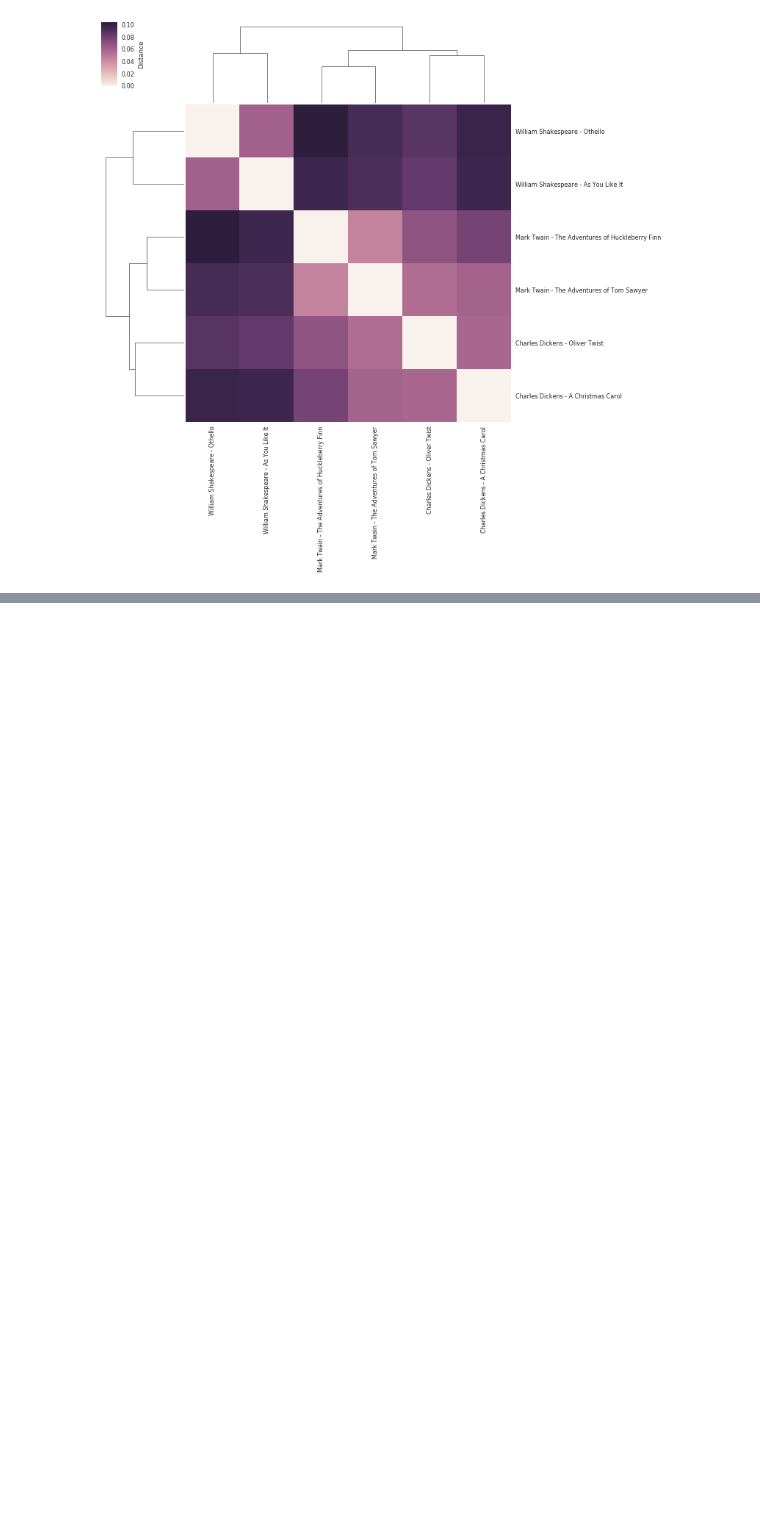
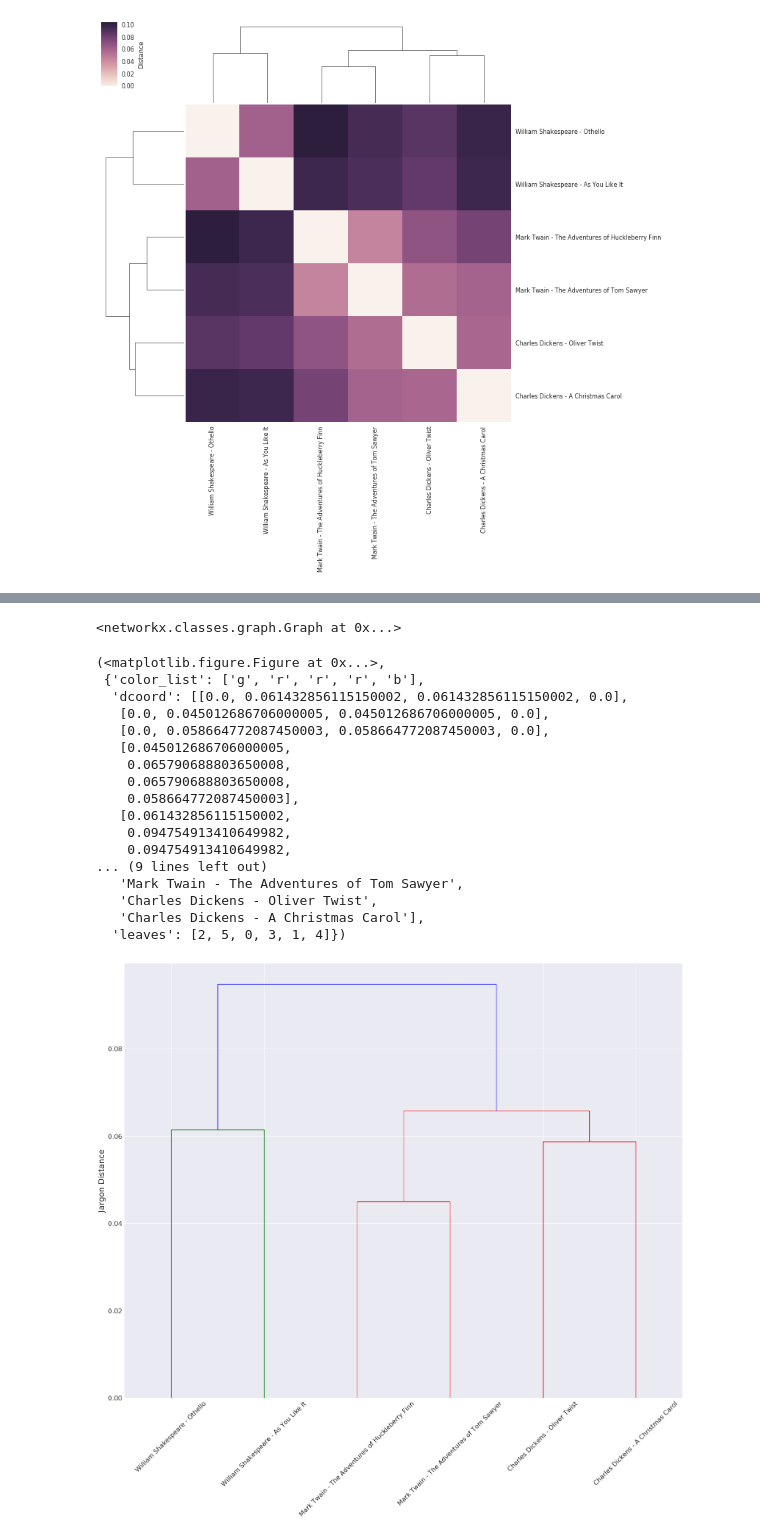
Before and after one commit to h1-the-swan/jargon_distance, a Jupyter notebook: demo-Copy1.ipynb, the cells around one changed output, grey strips where cells are left out. Drawn from its saved outputs; the diff is of its cells as text; code cells hidden in the pictures; blank space fills up the shorter version.

```diff
--- a/demo-Copy1.ipynb
+++ b/demo-Copy1.ipynb
@@ -169,0 +175,27 @@ cm = ja.make_sns_clustermap(labels=ja.G_sym.nodes())
+# %%
+_ja = JargonDistanceAnalysis.from_file('tjd.csv')
+# %%
+_ja.symmetrize_graph()
+# %% [output]
+<networkx.classes.graph.Graph at 0x...>
+# %%
+_ja.make_dendrogram(labels=_ja.G_sym.nodes())
+# %% [output]
+(<matplotlib.figure.Figure at 0x...>,
+ {'color_list': ['g', 'r', 'r', 'r', 'b'],
+  'dcoord': [[0.0, 0.061432856115150002, 0.061432856115150002, 0.0],
+   [0.0, 0.045012686706000005, 0.045012686706000005, 0.0],
+   [0.0, 0.058664772087450003, 0.058664772087450003, 0.0],
+   [0.045012686706000005,
+    0.065790688803650008,
+    0.065790688803650008,
+    0.058664772087450003],
+   [0.061432856115150002,
+    0.094754913410649982,
+    0.094754913410649982,
+... (9 lines left out)
+   'Mark Twain - The Adventures of Tom Sawyer',
+   'Charles Dickens - Oliver Twist',
+   'Charles Dickens - A Christmas Carol'],
+  'leaves': [2, 5, 0, 3, 1, 4]})
+[figure, added]
```
Also changed, not shown: parts of 3 cells of this notebook, 1 other file.
